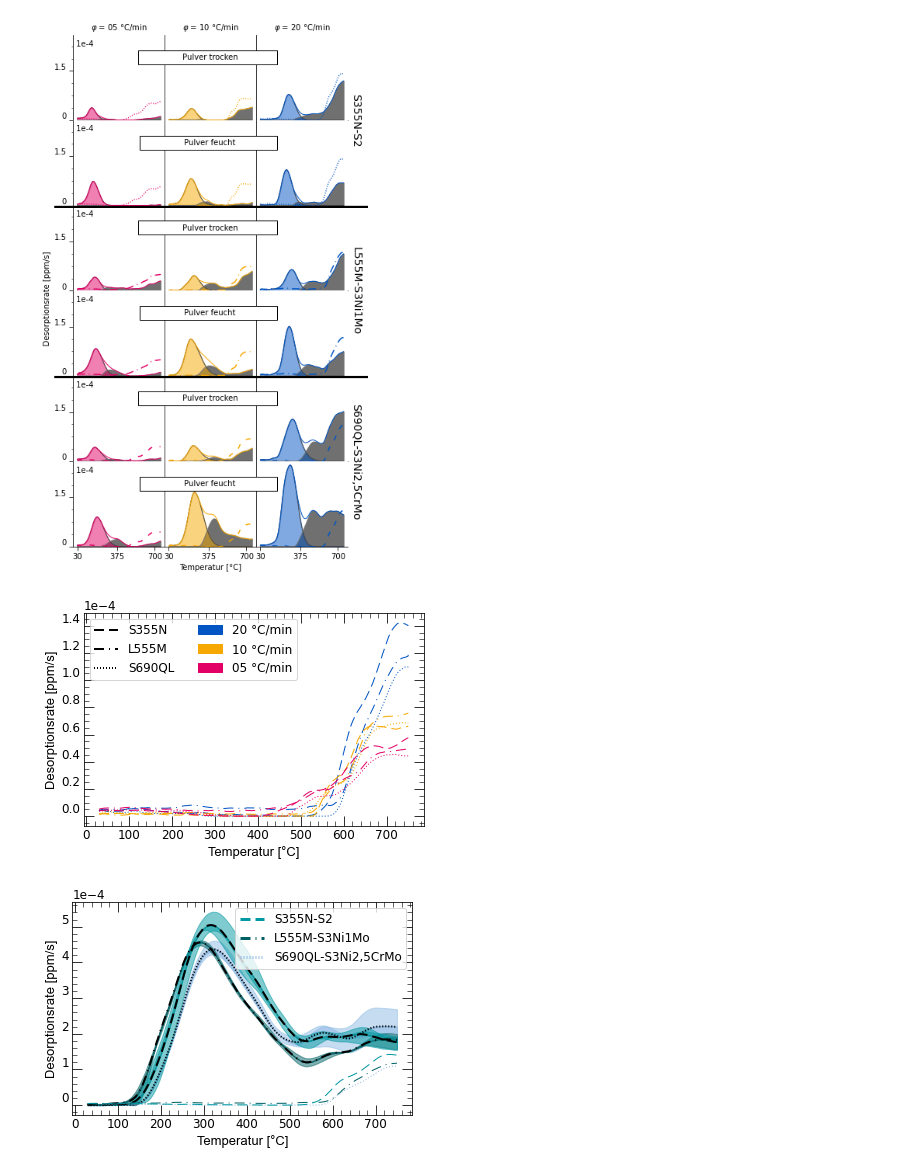
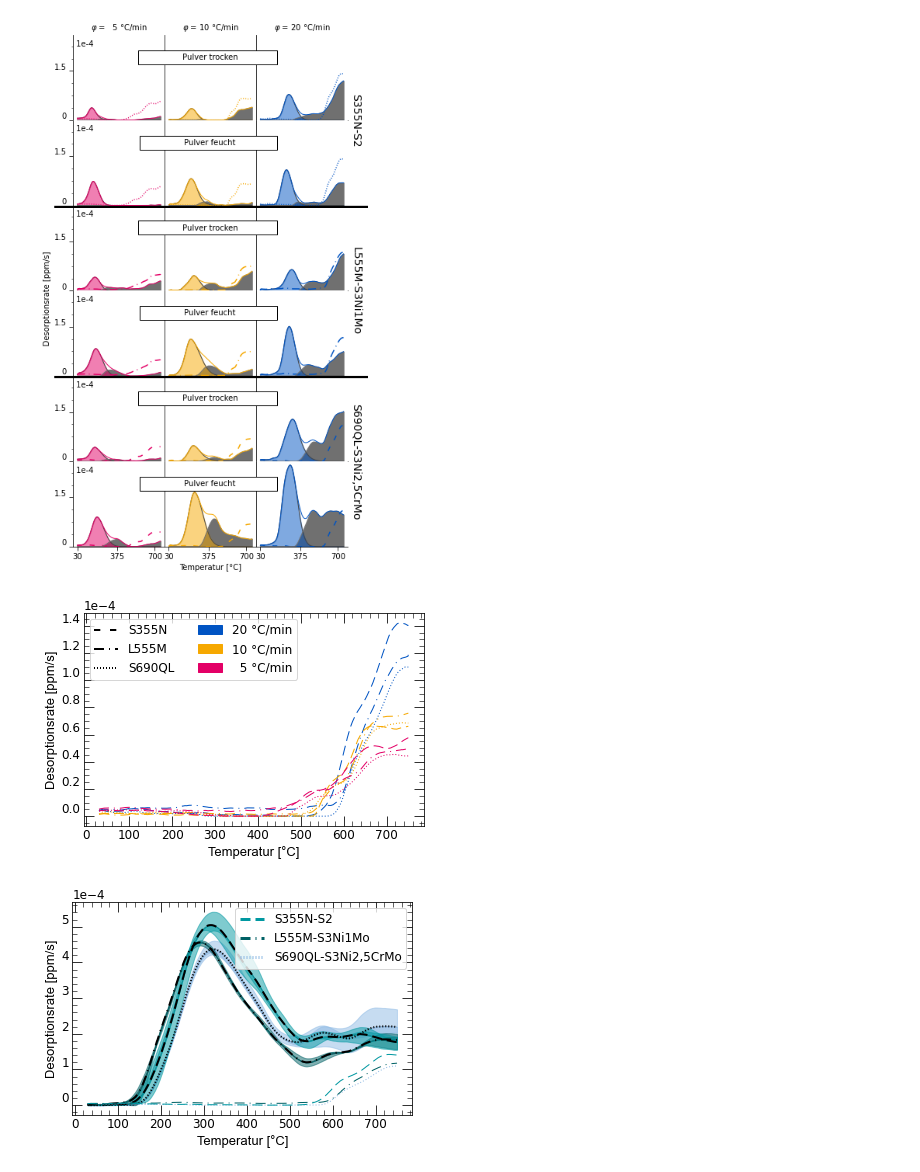
Before and after one commit to KMDE-10/HYDROGEN, a Jupyter notebook: 2020-11_HYDROGEN.ipynb, the cells around one changed output. Cells and saved outputs as stored; diff of their text form; code cells hidden in the pictures.

```diff
--- a/2020-11_HYDROGEN.ipynb
+++ b/2020-11_HYDROGEN.ipynb
@@ -1460,41 +1460,41 @@ dash_line = mlines.Line2D([], [], color='black', ls='--', label='S355N',lw=2)
 dot_line = mlines.Line2D([], [], color='black', ls=':', label='S690QL',lw=2)
 dashdot_line = mlines.Line2D([], [], color='black', ls='-.', label='L555M',lw=2)
 
-magenta_patch = mpatches.Patch(color='#E30066', label='05 °C/min')
+magenta_patch = mpatches.Patch(color='#E30066', label='  5 °C/min')
 orange_patch = mpatches.Patch(color='#F6A800', label='10 °C/min')
 blue_patch = mpatches.Patch(color='#0054c3', label='20 °C/min')
 
 plt.style.use('C:\\Users\\maede\\.matplotlib\\diss_martin_general.mplstyle')
 stylemap={'Q':':','X':'-.','S':'--'}
 legend={'HS':'S355N 20 K/min','HQ':'S690QL 20 K/min','HX':'L555M 20 K/min','MS':'S355N 10 K/min',
         'MQ':'S690QL 10 K/min','MX':'L555M   10 K/min','LS':'S355N   5 K/min','LQ':'S690QL  5 K/min','LX':'L555M   5 K/min'}
 
 def matplot (type):
     fig=plt.figure()
     ax=fig.add_axes([0.132,0.125,0.75,0.75])
     for key in mmaterials:
         if key.startswith('H'):
 
             ax.plot(mmaterials[key].roundtemperature,mmaterials[key].ppms[:],c='#0054c3',ls=stylemap[key[1]],label=legend[key])
         elif key.startswith('M'):
             ax.plot(mmaterials[key].roundtemperature,mmaterials[key].ppms[:],c='#F6A800',ls=stylemap[key[1]],label=legend[key])
         elif key.startswith('L'):
             ax.plot(mmaterials[key].roundtemperature,mmaterials[key].ppms[:],c='#E30066',ls=stylemap[key[1]],label=legend[key])
     axbox = ax.get_position()
     ax.legend(handles=[dash_line,dashdot_line,dot_line,blue_patch,orange_patch,magenta_patch],ncol=2)
     #bbox_to_anchor=[0, axbox.y0-0.28,1,1],
     #ax.legend(loc='upper left', ncol=1, bbox_transform=fig.transFigure)
 
     plt.ticklabel_format(axis="y", style="sci", scilimits=(0,0))
     #ax.yaxis.set_major_formatter(mtick.FormatStrFormatter('%.e'))
     fontproperties = {'font':'Arial','size':13}
     ax.set_ylabel('Desorptionsrate [ppm/s]',fontproperties)
     ax.set_xlabel('Temperatur [°C]',fontproperties)
     plt.show()
     fig.savefig('matplot_res01.svg',dpi=500)
 matplot('type')
 # %% [output]
-[figure, old version]
+[figure, new version]
 # %%
 dash_line = mlines.Line2D([], [], color='#0098A1', ls='--', label='S355N-S2',lw=3)
 dot_line = mlines.Line2D([], [], color='#8EBAE5', ls=':', label='S690QL-S3Ni2,5CrMo',lw=3)
```
Also changed, not shown: parts of 3 cells of this notebook, 1 other file.
